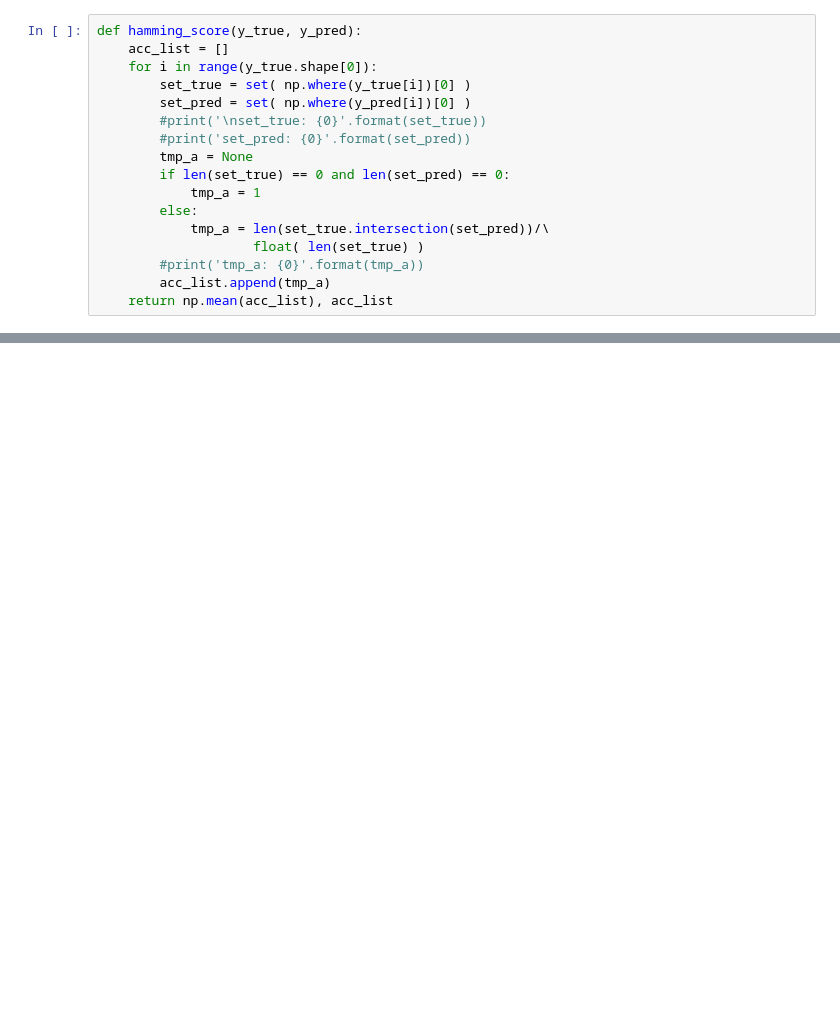
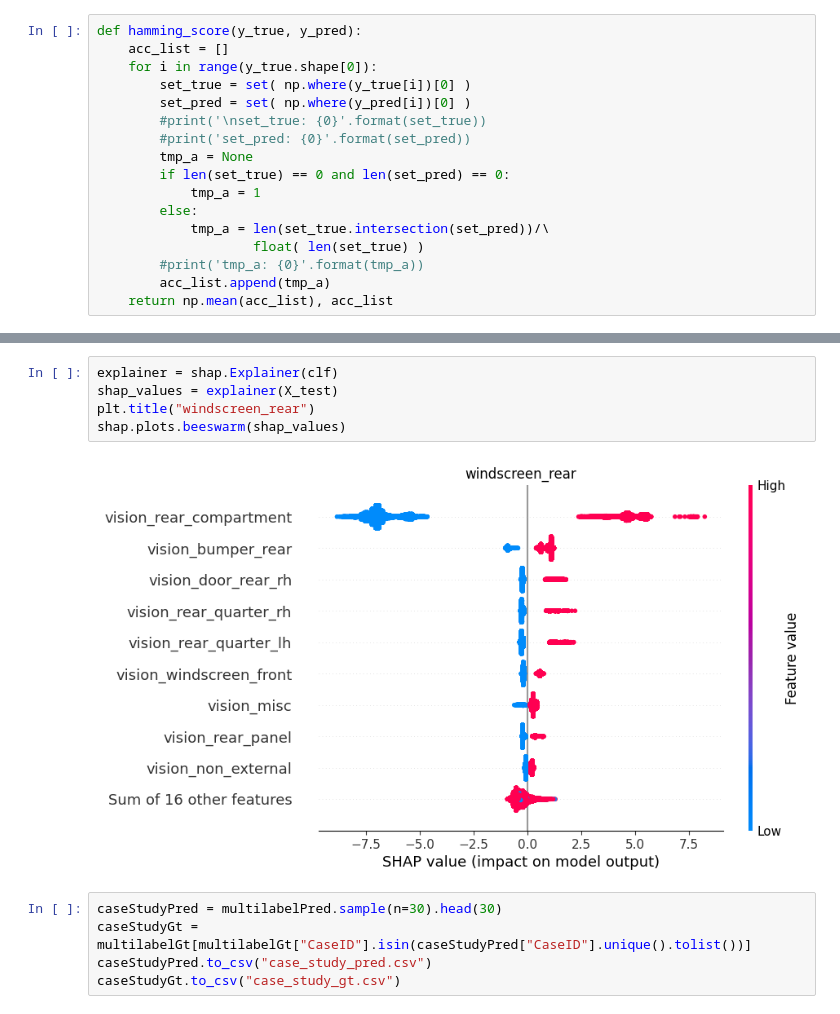
Before and after one commit to MLMonkATGY/DLDataPipeline, a Jupyter notebook: src/train/E2E_real_data.ipynb, the cells around one changed output, grey strips where cells are left out. Cells and saved outputs as stored; diff of their text form; blank space fills up the shorter version.

```diff
--- a/src/train/E2E_real_data.ipynb
+++ b/src/train/E2E_real_data.ipynb
@@ -272,0 +345,12 @@ subsetAcc2
+# %%
+explainer = shap.Explainer(clf)
+shap_values = explainer(X_test)
+plt.title("windscreen_rear")
+shap.plots.beeswarm(shap_values)
+# %% [output]
+[figure, added]
+# %%
+caseStudyPred = multilabelPred.sample(n=30).head(30)
+caseStudyGt = multilabelGt[multilabelGt["CaseID"].isin(caseStudyPred["CaseID"].unique().tolist())]
+caseStudyPred.to_csv("case_study_pred.csv")
+caseStudyGt.to_csv("case_study_gt.csv")
```
Also changed, not shown: parts of 11 cells of this notebook, 18 other files.
